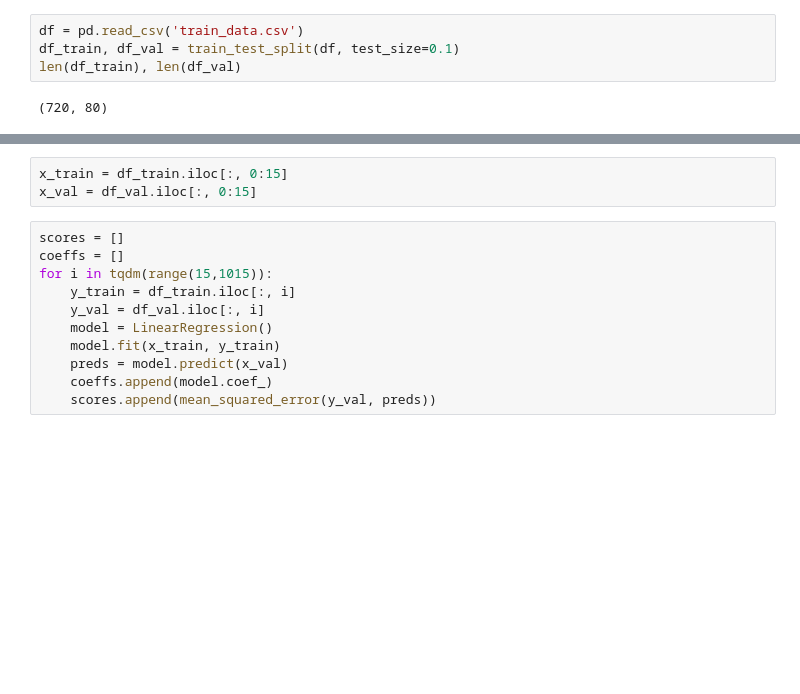
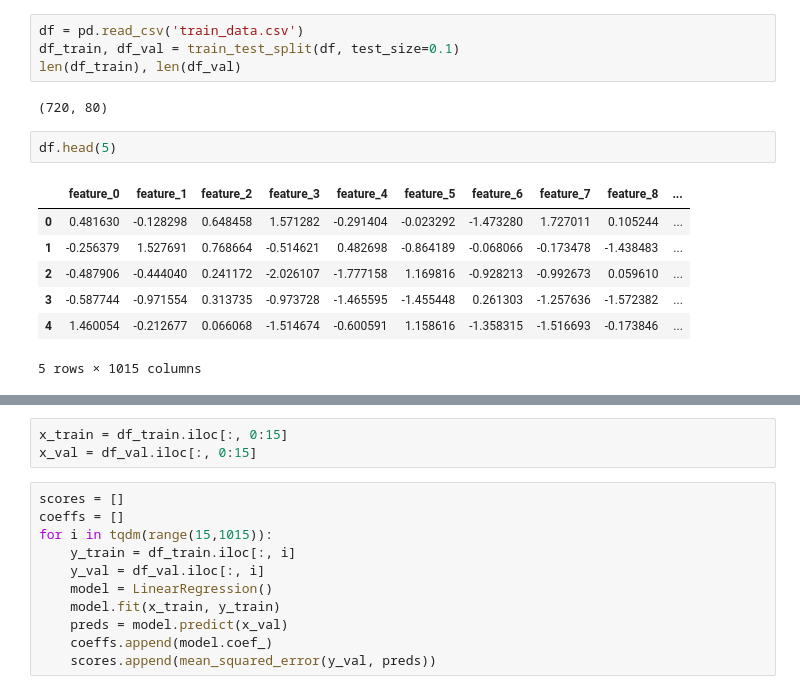
Before and after one commit to RayanKamarinchev/AI, a Jupyter notebook: IOAI_prep/georgia/2026/planet_x/planet_x.ipynb, the cells around one changed output, grey strips where cells are left out. Drawn from its saved outputs; the diff is of its cells as text; blank space fills up the shorter version.

```diff
--- a/IOAI_prep/georgia/2026/planet_x/planet_x.ipynb
+++ b/IOAI_prep/georgia/2026/planet_x/planet_x.ipynb
@@ -13,3 +13,13 @@ df_train, df_val = train_test_split(df, test_size=0.1)
 len(df_train), len(df_val)
 # %% [output]
 (720, 80)
+# %%
+df.head(5)
+# %% [output]
+|  | feature_0 | feature_1 | feature_2 | feature_3 | feature_4 | feature_5 | feature_6 | feature_7 | feature_8 | ... |
+| 0 | 0.481630 | -0.128298 | 0.648458 | 1.571282 | -0.291404 | -0.023292 | -1.473280 | 1.727011 | 0.105244 | ... |
+| 1 | -0.256379 | 1.527691 | 0.768664 | -0.514621 | 0.482698 | -0.864189 | -0.068066 | -0.173478 | -1.438483 | ... |
+| 2 | -0.487906 | -0.444040 | 0.241172 | -2.026107 | -1.777158 | 1.169816 | -0.928213 | -0.992673 | 0.059610 | ... |
+| 3 | -0.587744 | -0.971554 | 0.313735 | -0.973728 | -1.465595 | -1.455448 | 0.261303 | -1.257636 | -1.572382 | ... |
+| 4 | 1.460054 | -0.212677 | 0.066068 | -1.514674 | -0.600591 | 1.158616 | -1.358315 | -1.516693 | -0.173846 | ... |
+5 rows × 1015 columns
```
Also changed, not shown: parts of 6 cells of this notebook, 5 other files.
